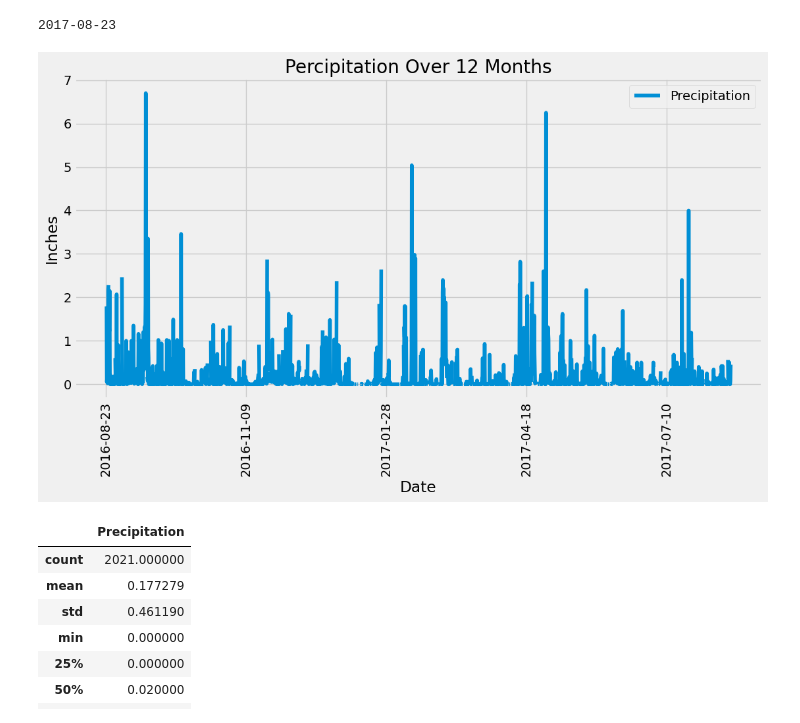
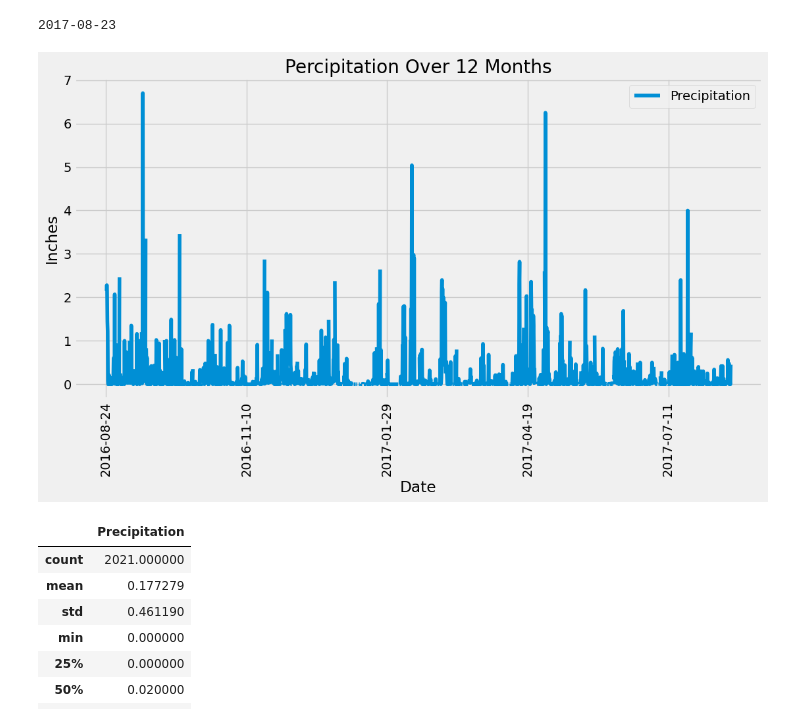
Before and after one commit to BookHaven12/weather-analysis-SQL-flask-api, a Jupyter notebook: SurfsUp/climate.ipynb, the cells around one changed output. Drawn from its saved outputs; the diff is of its cells as text; code cells hidden in the pictures.

```diff
--- a/SurfsUp/climate.ipynb
+++ b/SurfsUp/climate.ipynb
@@ -62,28 +62,28 @@ print(most_recent_date)
 # %%
 # Design a query to retrieve the last 12 months of precipitation data and plot the results.
 # Starting from the most recent data point in the database.
 
 # Calculate the date one year from the last date in data set.
 query_date = dt.datetime.strptime(most_recent_date, "%Y-%m-%d") - dt.timedelta(days=365)
 
 # Perform a query to retrieve the data and precipitation scores
 precip_data = session.query(measurement.date, measurement.prcp).\
-    filter(measurement.date >= query_date.date()).all()
+    filter(func.strftime(measurement.date) >= query_date).all()
 
 # Save the query results as a Pandas DataFrame. Explicitly set the column names
 precip_df = pd.DataFrame(precip_data, columns=['Date', 'Precipitation'])
 
 # Sort the dataframe by date
 precip_df = precip_df.sort_values('Date')
 
 # Use Pandas Plotting with Matplotlib to plot the data
 precip_df.plot(x='Date', y='Precipitation', figsize=(12,6))
 plt.ylabel('Inches')
 plt.xticks(rotation=90)
 plt.title('Percipitation Over 12 Months')
 plt.show()
 # %% [output]
-[figure, old version]
+[figure, new version]
 # %%
 # Use Pandas to calculate the summary statistics for the precipitation data
 precip_df.describe()
```
Also changed, not shown: parts of 1 cell of this notebook.
